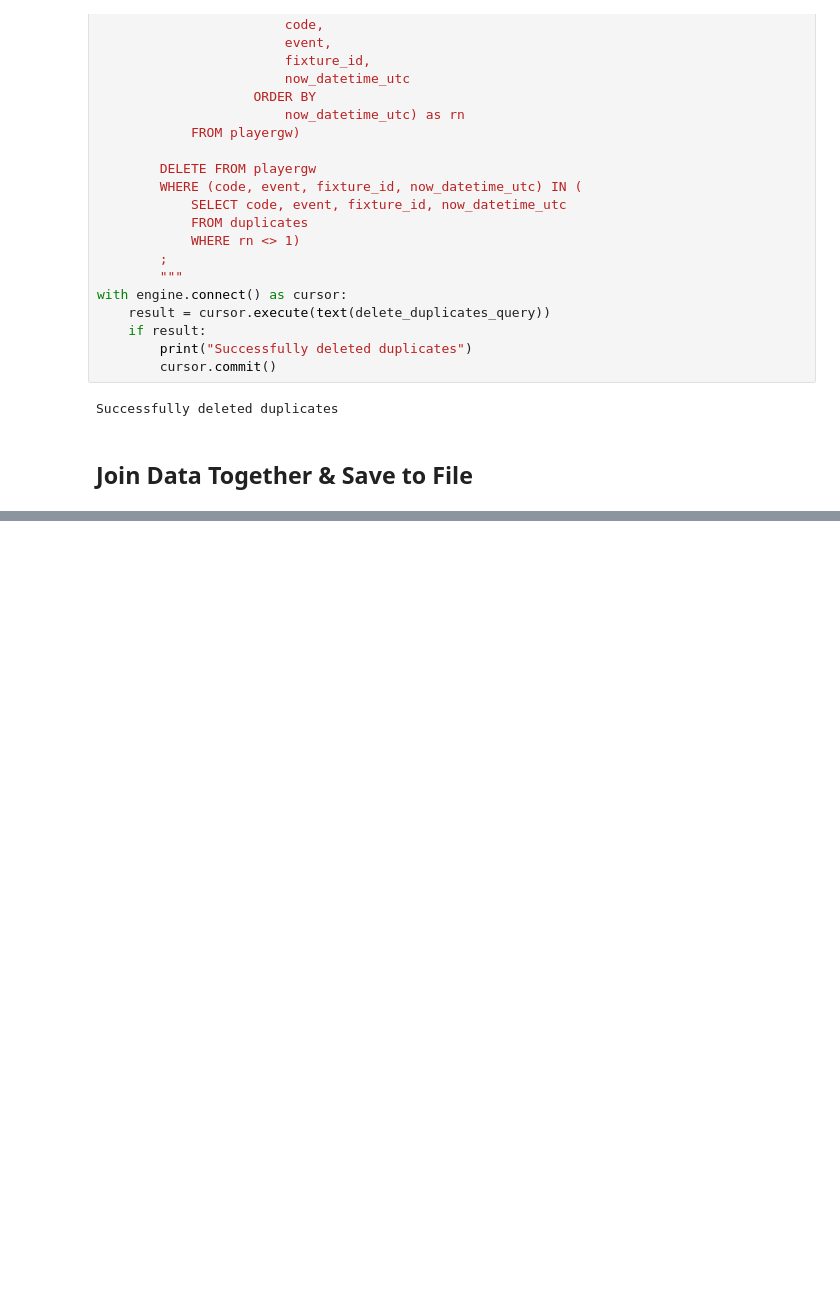
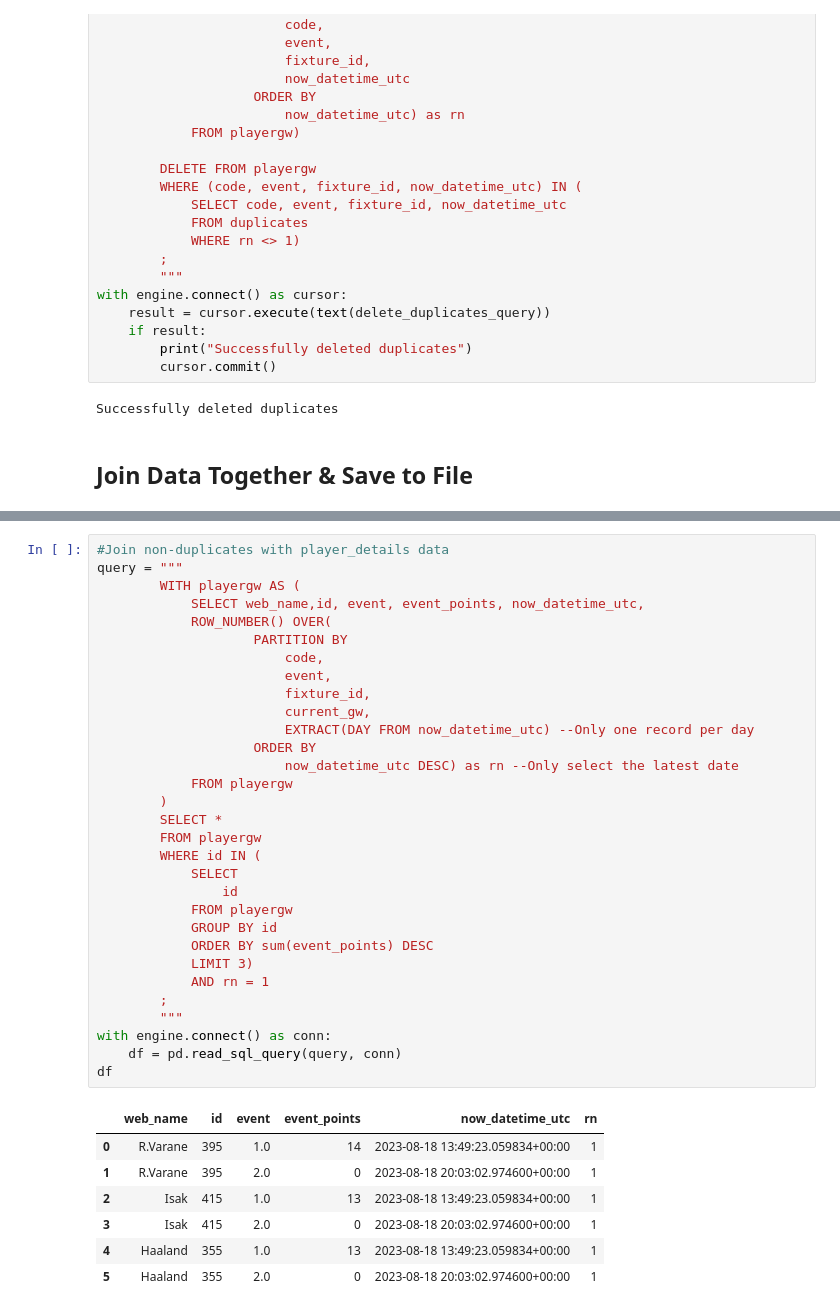
Before and after one commit to chrisimpacts/FPL-Data-Analysis, a Jupyter notebook: FPL-API-Scrape-Player-Data.ipynb, the cells around one changed output, grey strips where cells are left out. Drawn from its saved outputs; the diff is of its cells as text; blank space fills up the shorter version.

```diff
--- a/FPL-API-Scrape-Player-Data.ipynb
+++ b/FPL-API-Scrape-Player-Data.ipynb
@@ -826 +824,40 @@ playergw.head()
 5 rows × 132 columns
+# %%
+#Join non-duplicates with player_details data
+query = """
+        WITH playergw AS (
+            SELECT web_name,id, event, event_points, now_datetime_utc,
+            ROW_NUMBER() OVER(
+                    PARTITION BY
+                        code,
+                        event,
+                        fixture_id,
+                        current_gw,
+                        EXTRACT(DAY FROM now_datetime_utc) --Only one record per day
+                    ORDER BY
+                        now_datetime_utc DESC) as rn --Only select the latest date
+            FROM playergw
+        )
+        SELECT *
+        FROM playergw
+        WHERE id IN (
+            SELECT
+                id
+            FROM playergw
+            GROUP BY id
+            ORDER BY sum(event_points) DESC
+            LIMIT 3)
+            AND rn = 1
+        ;
+        """
+with engine.connect() as conn:
+    df = pd.read_sql_query(query, conn)
+df
+# %% [output]
+|  | web_name | id | event | event_points | now_datetime_utc | rn |
+| 0 | R.Varane | 395 | 1.0 | 14 | 2023-08-18 13:49:23.059834+00:00 | 1 |
+| 1 | R.Varane | 395 | 2.0 | 0 | 2023-08-18 20:03:02.974600+00:00 | 1 |
+| 2 | Isak | 415 | 1.0 | 13 | 2023-08-18 13:49:23.059834+00:00 | 1 |
+| 3 | Isak | 415 | 2.0 | 0 | 2023-08-18 20:03:02.974600+00:00 | 1 |
+| 4 | Haaland | 355 | 1.0 | 13 | 2023-08-18 13:49:23.059834+00:00 | 1 |
+| 5 | Haaland | 355 | 2.0 | 0 | 2023-08-18 20:03:02.974600+00:00 | 1 |
```
Also changed, not shown: parts of 4 cells of this notebook, 4 other files.
